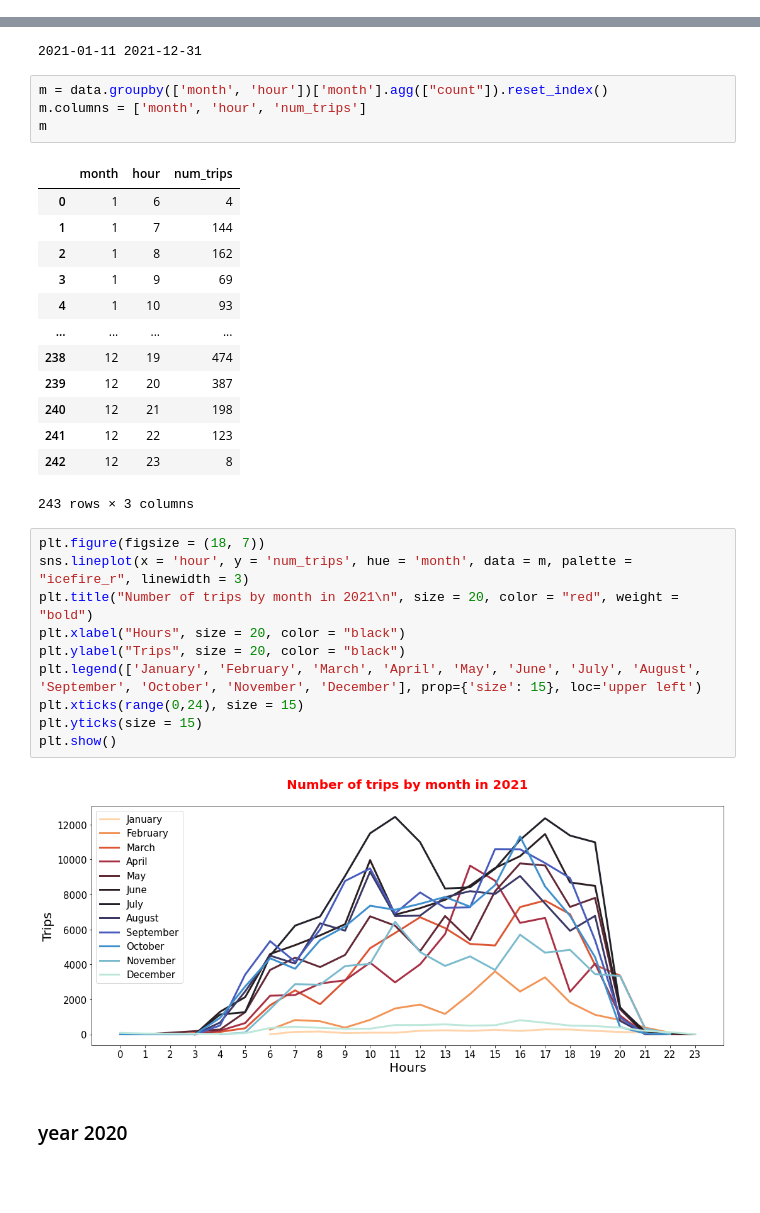
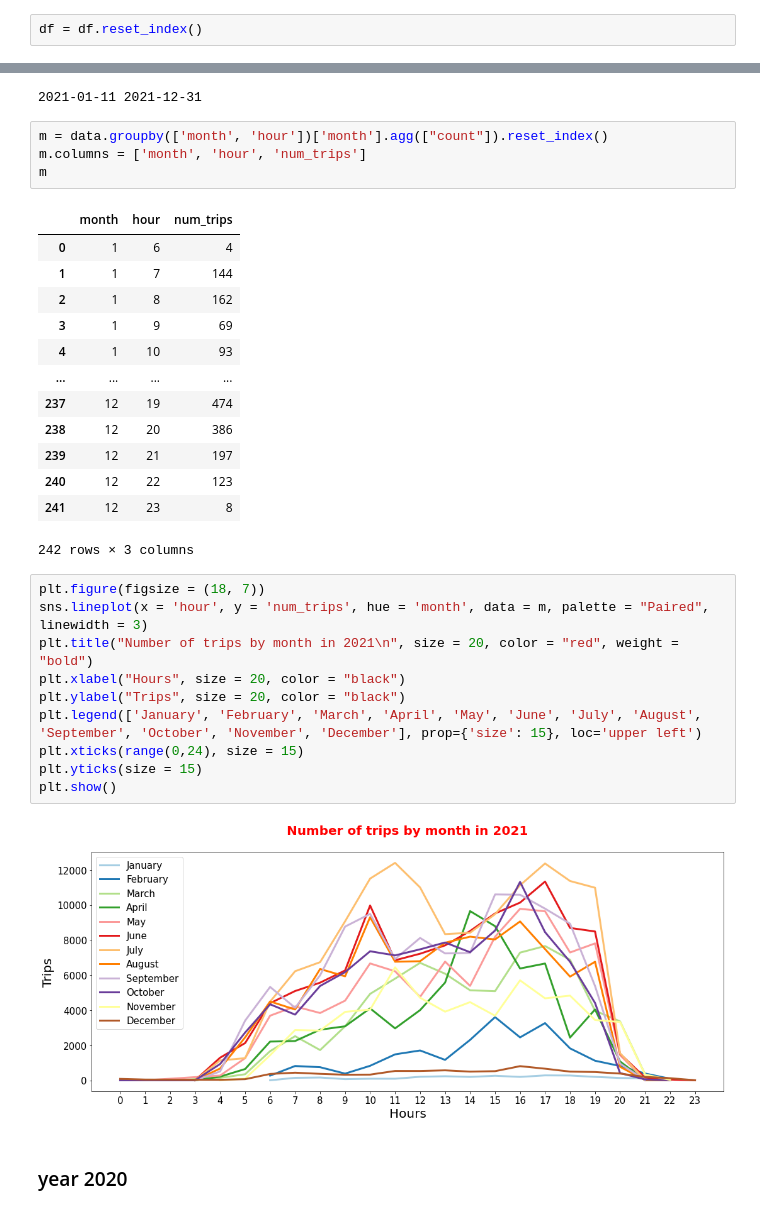
Before and after one commit to dclfbk/escooter_trento, a Jupyter notebook: code/ExploreTrips.ipynb, the cells around one changed output, grey strips where cells are left out. Drawn from its saved outputs; the diff is of its cells as text; blank space fills up the shorter version.

```diff
--- a/code/ExploreTrips.ipynb
+++ b/code/ExploreTrips.ipynb
@@ -383,6 +435,8 @@ df.head()
 print('Time-range: ', df.point_timestamp.min(), ' - ', df.point_timestamp.max())
 # %% [output]
 Time-range:  2020-11-30 14:32:20+00:00  -  2022-03-04 23:31:13+00:00
+# %%
+df = df.reset_index()
 # %%
 y=[]
 for r in range(len(df.point_timestamp)):
@@ -449,24 +503,24 @@ m
 | 3 | 1 | 9 | 69 |
 | 4 | 1 | 10 | 93 |
 | ... | ... | ... | ... |
-| 238 | 12 | 19 | 474 |
-| 239 | 12 | 20 | 387 |
-| 240 | 12 | 21 | 198 |
-| 241 | 12 | 22 | 123 |
-| 242 | 12 | 23 | 8 |
+| 237 | 12 | 19 | 474 |
+| 238 | 12 | 20 | 386 |
+| 239 | 12 | 21 | 197 |
+| 240 | 12 | 22 | 123 |
+| 241 | 12 | 23 | 8 |
-243 rows × 3 columns
+242 rows × 3 columns
 # %%
 plt.figure(figsize = (18, 7))
-sns.lineplot(x = 'hour', y = 'num_trips', hue = 'month', data = m, palette = "icefire_r", linewidth = 3)
+sns.lineplot(x = 'hour', y = 'num_trips', hue = 'month', data = m, palette = "Paired", linewidth = 3)
 plt.title("Number of trips by month in 2021\n", size = 20, color = "red", weight = "bold")
 plt.xlabel("Hours", size = 20, color = "black")
 plt.ylabel("Trips", size = 20, color = "black")
 plt.legend(['January', 'February', 'March', 'April', 'May', 'June', 'July', 'August', 'September', 'October', 'November', 'December'], prop={'size': 15}, loc='upper left')
 plt.xticks(range(0,24), size = 15)
 plt.yticks(size = 15)
 plt.show()
 # %% [output]
-[figure, old version]
+[figure, new version]
 # %% [markdown]
 ### year 2020
 # %%
```
Also changed, not shown: parts of 37 cells of this notebook, 2 other files.
